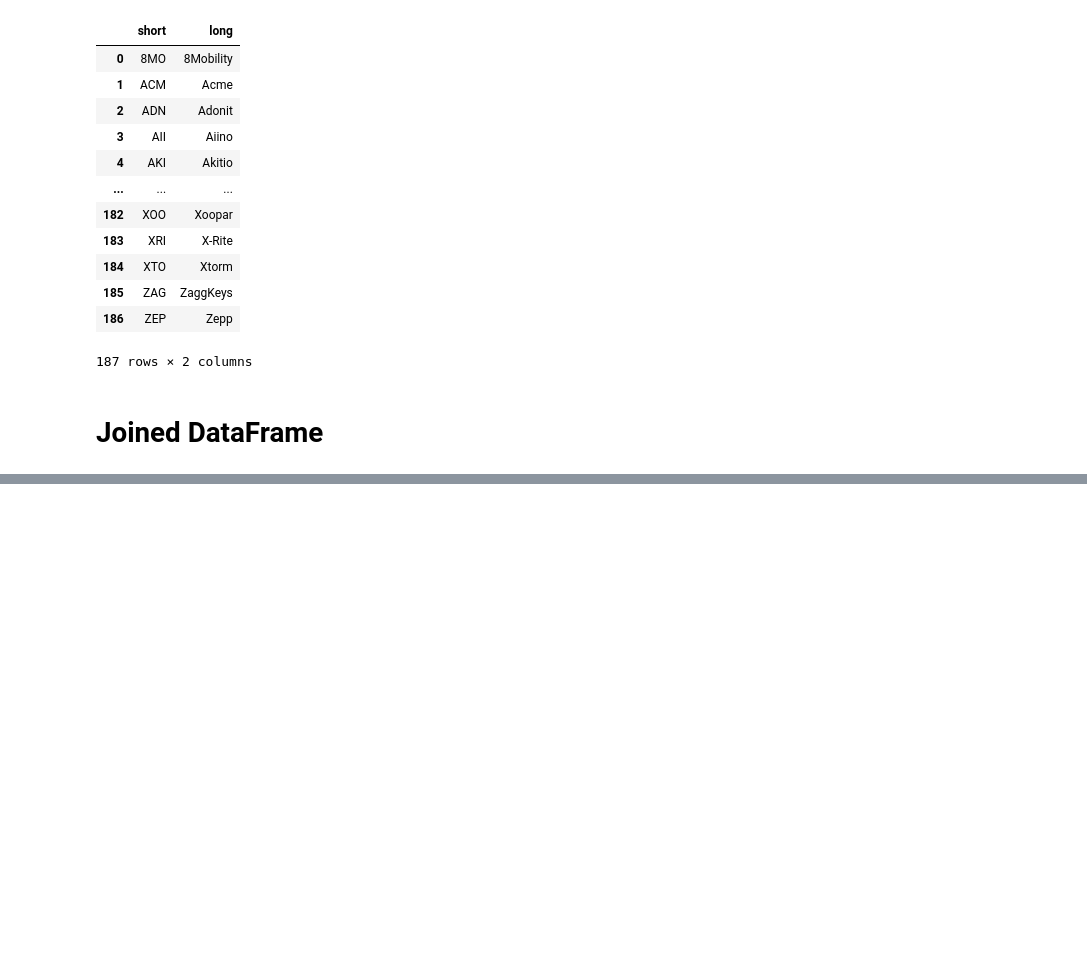
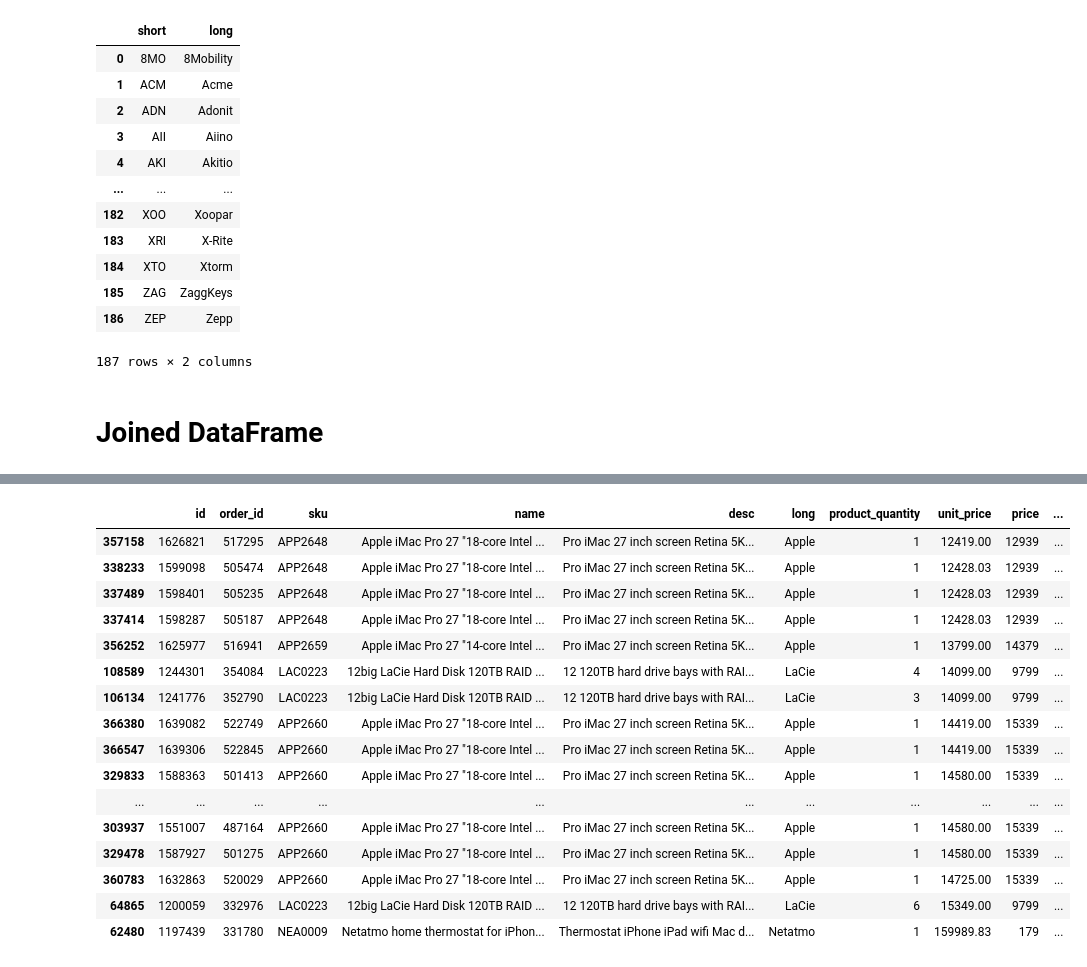
Before and after one commit to FlorianHast/Eniac_project_part2, a Jupyter notebook: notebooks/ENIAC_2_Data_Cleaning.ipynb, the cells around one changed output, grey strips where cells are left out. Saved outputs shown, nothing was run; the diff lists cells and outputs as text; code cells hidden in the pictures; blank space fills up the shorter version.

```diff
--- a/notebooks/ENIAC_2_Data_Cleaning.ipynb
+++ b/notebooks/ENIAC_2_Data_Cleaning.ipynb
@@ -223,10 +223,10 @@ orders_df.duplicated().sum()
 # %% [output]
 np.int64(0)
 # %%
-# format 'create_date' as datetime
-orders_df['created_date'] = pd.to_datetime(orders_df['created_date'])
+# # format 'create_date' as datetime
+# orders_df['created_date'] = pd.to_datetime(orders_df['created_date'])
 
-orders_df.info()
+# orders_df.info()
 # %% [output]
 <class 'pandas.core.frame.DataFrame'>
 Index: 226904 entries, 0 to 226908
@@ -302,9 +302,9 @@ Orderlines.csv contains<br>
 ## 2.3 products.csv
 # %%
 # reset DataFrame
-# products.csv
-products_df = pd.read_csv('data/products.csv')
-products_df['price'].sort_values().head(5)
+# # products.csv
+# products_df = pd.read_csv('data/products.csv')
+# products_df['price'].sort_values().head(5)
 # %% [output]
 |  | price |
 | 14756 | 1.090.004 |
@@ -314,18 +314,18 @@ products_df['price'].sort_values().head(5)
 | 11102 | 1.199.897 |
 dtype: object
 # %%
-# replace '.' with '' if it is not a decimal point
-products_df['price'] = (products_df['price'].str.replace(r'\.(?=.*\.)', '', regex=True))
-products_df['promo_price'] = (products_df['promo_price'].str.replace(r'\.(?=.*\.)', '', regex=True))
+# # replace '.' with '' if it is not a decimal point
+# products_df['price'] = (products_df['price'].str.replace(r'\.(?=.*\.)', '', regex=True))
+# products_df['promo_price'] = (products_df['promo_price'].str.replace(r'\.(?=.*\.)', '', regex=True))
 
-# format 'price' as float
-products_df['price'] = products_df['price'].astype(float)
-products_df['promo_price'] = products_df['promo_price'].astype(float)
+# # format 'price' as float
+# products_df['price'] = products_df['price'].astype(float)
+# products_df['promo_price'] = products_df['promo_price'].astype(float)
 
-# check if there are commas -> NO commas!
-# products_df['price'].str.contains(',').sum()
+# # check if there are commas -> NO commas!
+# # products_df['price'].str.contains(',').sum()
 
-products_df.info()
+# products_df.info()
 # %% [output]
 <class 'pandas.core.frame.DataFrame'>
 RangeIndex: 19326 entries, 0 to 19325
@@ -412,0 +413,26 @@ merged_df
+# %%
+# # replace '.' with '' if it is not a decimal point
+merged_df['unit_price'] = (merged_df['unit_price'].str.replace(r'\.(?=.*\.)', '', regex=True))
+
+# # format 'unit_price' as float
+merged_df['unit_price'] = merged_df['unit_price'].astype(float)
+# %%
+merged_df.sort_values('unit_price').tail(20)
+# %% [output]
+|  | id | order_id | sku | name | desc | long | product_quantity | unit_price | price | ... |
+| 357158 | 1626821 | 517295 | APP2648 | Apple iMac Pro 27 "18-core Intel ... | Pro iMac 27 inch screen Retina 5K... | Apple | 1 | 12419.00 | 12939 | ... |
+| 338233 | 1599098 | 505474 | APP2648 | Apple iMac Pro 27 "18-core Intel ... | Pro iMac 27 inch screen Retina 5K... | Apple | 1 | 12428.03 | 12939 | ... |
+| 337489 | 1598401 | 505235 | APP2648 | Apple iMac Pro 27 "18-core Intel ... | Pro iMac 27 inch screen Retina 5K... | Apple | 1 | 12428.03 | 12939 | ... |
+| 337414 | 1598287 | 505187 | APP2648 | Apple iMac Pro 27 "18-core Intel ... | Pro iMac 27 inch screen Retina 5K... | Apple | 1 | 12428.03 | 12939 | ... |
+| 356252 | 1625977 | 516941 | APP2659 | Apple iMac Pro 27 "14-core Intel ... | Pro iMac 27 inch screen Retina 5K... | Apple | 1 | 13799.00 | 14379 | ... |
+| 108589 | 1244301 | 354084 | LAC0223 | 12big LaCie Hard Disk 120TB RAID ... | 12 120TB hard drive bays with RAI... | LaCie | 4 | 14099.00 | 9799 | ... |
+| 106134 | 1241776 | 352790 | LAC0223 | 12big LaCie Hard Disk 120TB RAID ... | 12 120TB hard drive bays with RAI... | LaCie | 3 | 14099.00 | 9799 | ... |
+| 366380 | 1639082 | 522749 | APP2660 | Apple iMac Pro 27 "18-core Intel ... | Pro iMac 27 inch screen Retina 5K... | Apple | 1 | 14419.00 | 15339 | ... |
+| 366547 | 1639306 | 522845 | APP2660 | Apple iMac Pro 27 "18-core Intel ... | Pro iMac 27 inch screen Retina 5K... | Apple | 1 | 14419.00 | 15339 | ... |
+| 329833 | 1588363 | 501413 | APP2660 | Apple iMac Pro 27 "18-core Intel ... | Pro iMac 27 inch screen Retina 5K... | Apple | 1 | 14580.00 | 15339 | ... |
+| ... | ... | ... | ... | ... | ... | ... | ... | ... | ... | ... |
+| 303937 | 1551007 | 487164 | APP2660 | Apple iMac Pro 27 "18-core Intel ... | Pro iMac 27 inch screen Retina 5K... | Apple | 1 | 14580.00 | 15339 | ... |
+| 329478 | 1587927 | 501275 | APP2660 | Apple iMac Pro 27 "18-core Intel ... | Pro iMac 27 inch screen Retina 5K... | Apple | 1 | 14580.00 | 15339 | ... |
+| 360783 | 1632863 | 520029 | APP2660 | Apple iMac Pro 27 "18-core Intel ... | Pro iMac 27 inch screen Retina 5K... | Apple | 1 | 14725.00 | 15339 | ... |
+| 64865 | 1200059 | 332976 | LAC0223 | 12big LaCie Hard Disk 120TB RAID ... | 12 120TB hard drive bays with RAI... | LaCie | 6 | 15349.00 | 9799 | ... |
+| 62480 | 1197439 | 331780 | NEA0009 | Netatmo home thermostat for iPhon... | Thermostat iPhone iPad wifi Mac d... | Netatmo | 1 | 159989.83 | 179 | ... |
```
Also changed, not shown: parts of 7 cells of this notebook.
